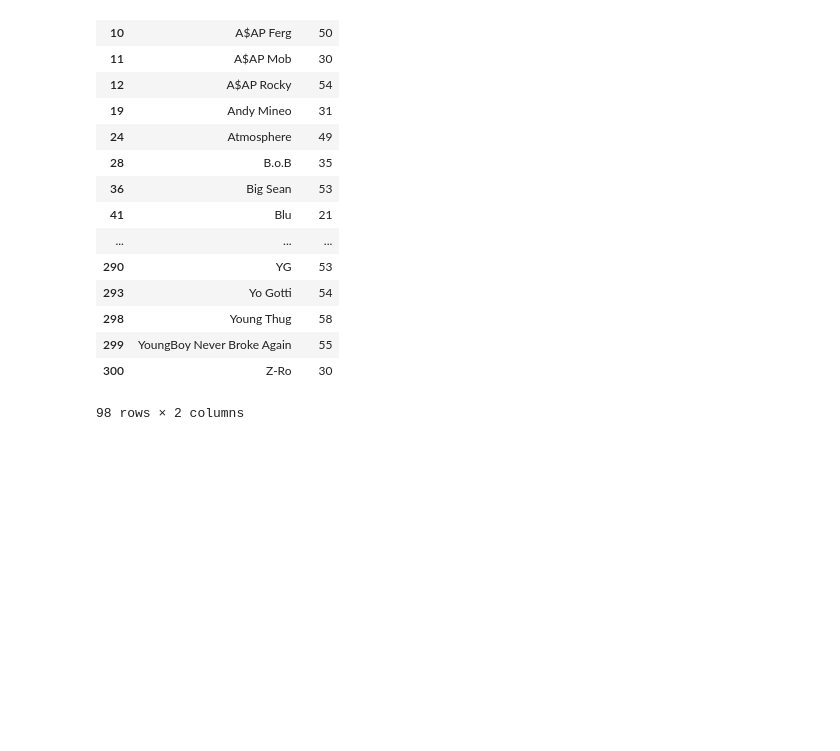
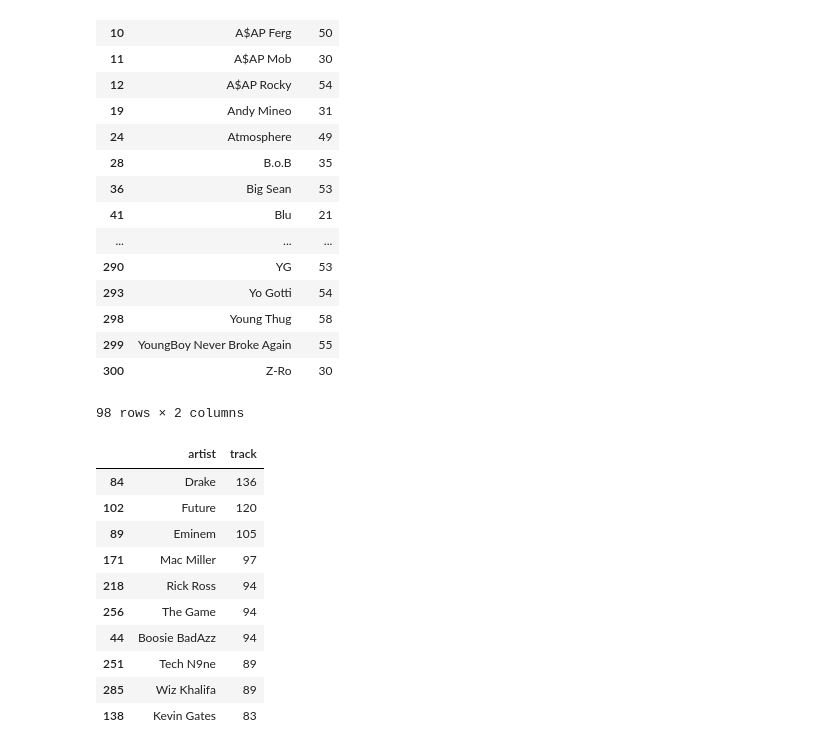
Before and after one commit to tpgmartin/rap_song_and_artists_analysis, a Jupyter notebook: 1. Find Artists with at Least 20 Tracks.ipynb, the cells around one changed output. Cells and saved outputs as stored; diff of their text form; code cells hidden in the pictures; blank space fills up the shorter version.

```diff
--- a/1. Find Artists with at Least 20 Tracks.ipynb
+++ b/1. Find Artists with at Least 20 Tracks.ipynb
@@ -15,4 +15,4 @@ data.head()
 aggregate = data.groupby(["artist"]).agg("count")
 aggregate.reset_index(inplace=True)
 aggregate = aggregate[["artist", "track"]]
-aggregate.head()
+aggregate.sort_values("track", ascending=False, inplace=True)
@@ -85,0 +85,14 @@ artists_with_at_least_20_tracks.to_csv("./data/artists_with_at_least_20_tracks.c
+# %%
+top10
+# %% [output]
+|  | artist | track |
+| 84 | Drake | 136 |
+| 102 | Future | 120 |
+| 89 | Eminem | 105 |
+| 171 | Mac Miller | 97 |
+| 218 | Rick Ross | 94 |
+| 256 | The Game | 94 |
+| 44 | Boosie BadAzz | 94 |
+| 251 | Tech N9ne | 89 |
+| 285 | Wiz Khalifa | 89 |
+| 138 | Kevin Gates | 83 |
```
Also changed, not shown: parts of 8 cells of this notebook, 10 other files.
